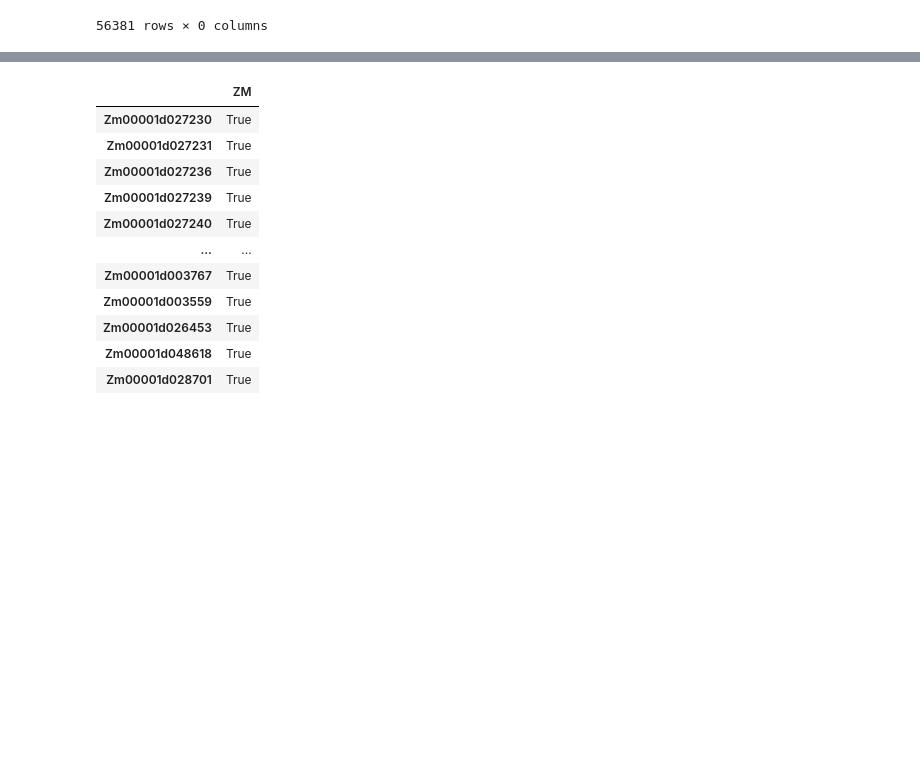
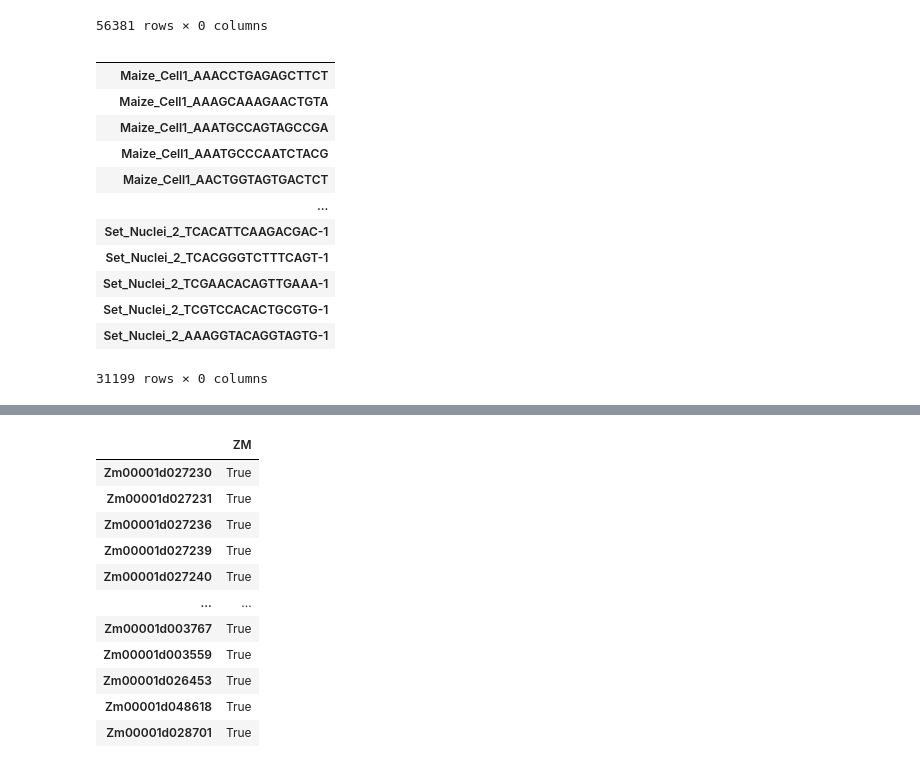
Before and after one commit to mikepassal/Bruno_and_Ken_Maize_Sorghum_Millet, a Jupyter notebook: unintegrated_Data_metaneighbor_robustness.ipynb, the cells around one changed output, grey strips where cells are left out. Saved outputs shown, nothing was run; the diff lists cells and outputs as text; code cells hidden in the pictures; blank space fills up the shorter version.

```diff
--- a/unintegrated_Data_metaneighbor_robustness.ipynb
+++ b/unintegrated_Data_metaneighbor_robustness.ipynb
@@ -27,6 +27,22 @@ norm_data.var
 | Sevir.J014800 |
 | Sevir.J016200 |
 56381 rows × 0 columns
+# %%
+norm_data.obs
+# %% [output]
+|  |
+| Maize_Cell1_AAACCTGAGAGCTTCT |
+| Maize_Cell1_AAAGCAAAGAACTGTA |
+| Maize_Cell1_AAATGCCAGTAGCCGA |
+| Maize_Cell1_AAATGCCCAATCTACG |
+| Maize_Cell1_AACTGGTAGTGACTCT |
+| ... |
+| Set_Nuclei_2_TCACATTCAAGACGAC-1 |
+| Set_Nuclei_2_TCACGGGTCTTTCAGT-1 |
+| Set_Nuclei_2_TCGAACACAGTTGAAA-1 |
+| Set_Nuclei_2_TCGTCCACACTGCGTG-1 |
+| Set_Nuclei_2_AAAGGTACAGGTAGTG-1 |
+31199 rows × 0 columns
 # %%
 norm_data_pd = pd.DataFrame(data = norm_data.X, columns = norm_data.var.index, index = norm_data.obs.index)
 norm_data_pd
```
Also changed, not shown: parts of 11 cells of this notebook.
